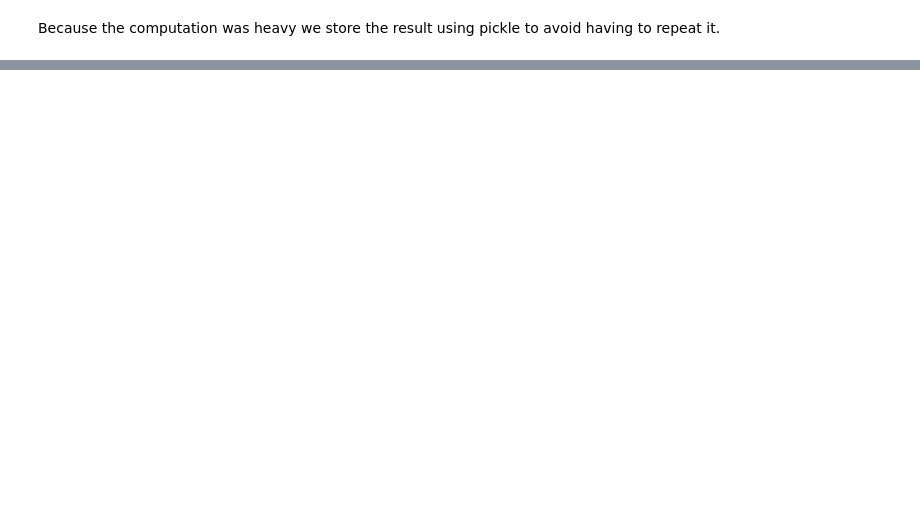
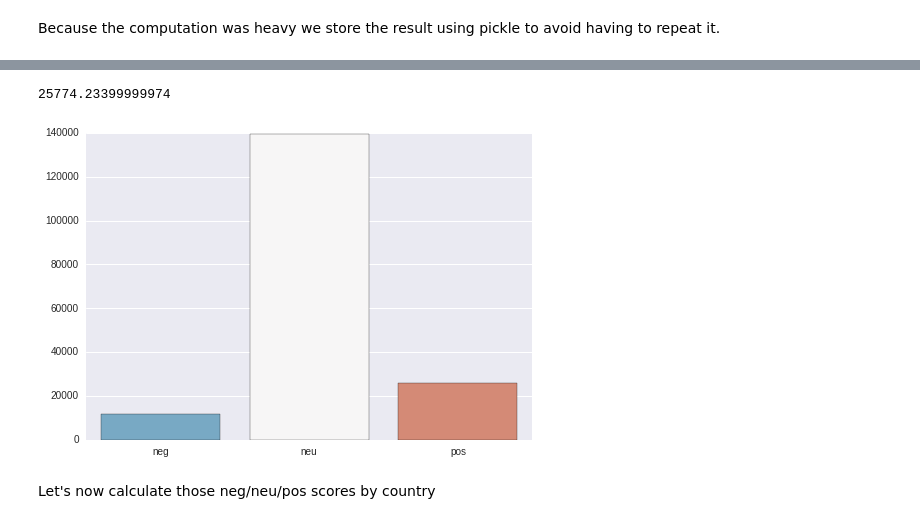
Before and after one commit to sylb/adaHomeworks, a Jupyter notebook: 05 - Taming Text/2016-12-10_IB_Working_2.ipynb, the cells around one changed output, grey strips where cells are left out. Cells and saved outputs as stored; diff of their text form; code cells hidden in the pictures; blank space fills up the shorter version.

```diff
--- a/05 - Taming Text/2016-12-10_IB_Working_2.ipynb
+++ b/05 - Taming Text/2016-12-10_IB_Working_2.ipynb
@@ -178,0 +196,4 @@ pickle.dump( df_Emails, open( "df_Emails.p", "wb" ) )
+# %%
+x = df_Emails["sentiments"].tolist()
+# %%
+y = pd.DataFrame(x)
@@ -178,0 +209,4 @@ pickle.dump( df_Emails, open( "df_Emails.p", "wb" ) )
+# %%
+y.columns = ['pos', 'neg', 'neu']
+# %%
+df = pd.concat([df_Emails, y], axis=1)
@@ -178,0 +220,15 @@ pickle.dump( df_Emails, open( "df_Emails.p", "wb" ) )
+# %%
+df.pos.sum()
+# %% [output]
+25774.23399999974
+# %%
+x = ["neg", "neu", "pos"]
+y = [df.neg.sum(), df.neu.sum(), df.pos.sum()]
+
+sns.barplot(x, y, palette="RdBu_r")
+
+plt.show()
+# %% [output]
+[figure, added]
+# %% [markdown]
+Let's now calculate those neg/neu/pos scores by country
```
Also changed, not shown: parts of 23 cells of this notebook, 1 other file.
